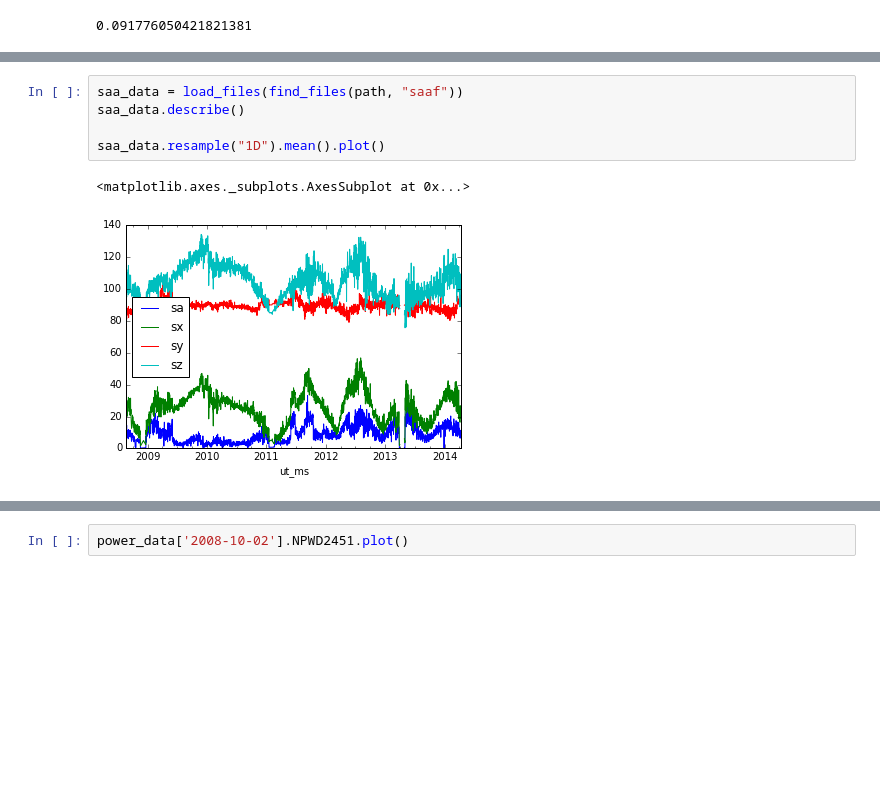
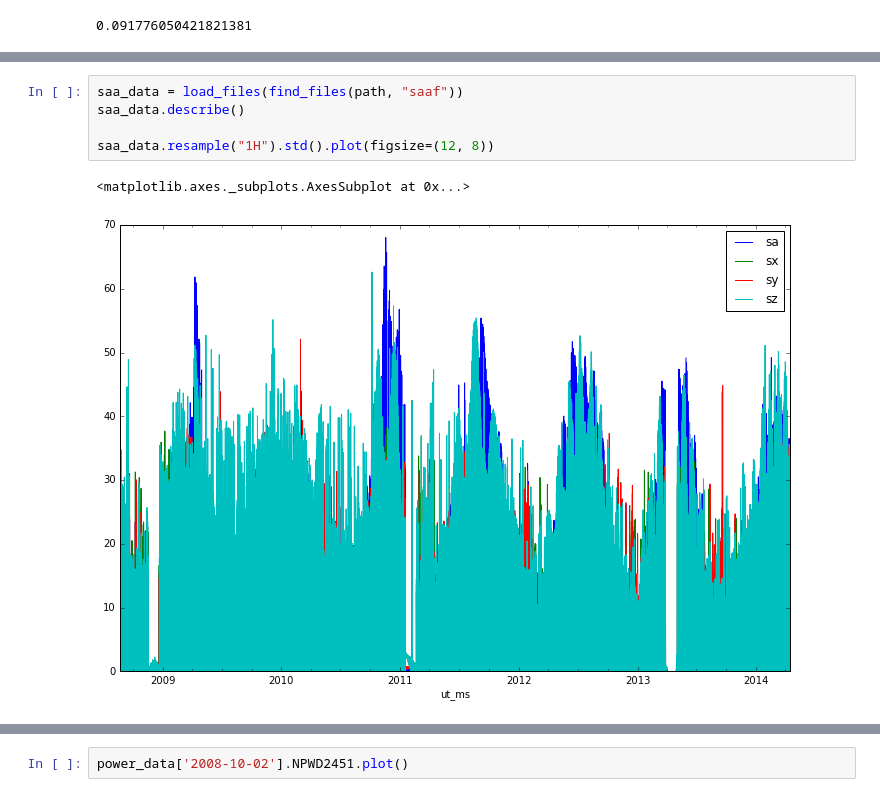
Before and after one commit to ktrnka/mars-express, a Jupyter notebook: experiments.ipynb, the cells around one changed output, grey strips where cells are left out. Drawn from its saved outputs; the diff is of its cells as text; blank space fills up the shorter version.

```diff
--- a/experiments.ipynb
+++ b/experiments.ipynb
@@ -158,8 +161,8 @@ longterm_data[["eclipseduration_min", "occultationduration_min"]].plot(figsize=(
 # %%
 saa_data = load_files(find_files(path, "saaf"))
 saa_data.describe()
 
-saa_data.resample("1D").mean().plot()
+saa_data.resample("1H").std().plot(figsize=(12, 8))
 # %% [output]
 <matplotlib.axes._subplots.AxesSubplot at 0x...>
-[figure, old version]
+[figure, new version]
```
Also changed, not shown: parts of 6 cells of this notebook, 3 other files.
